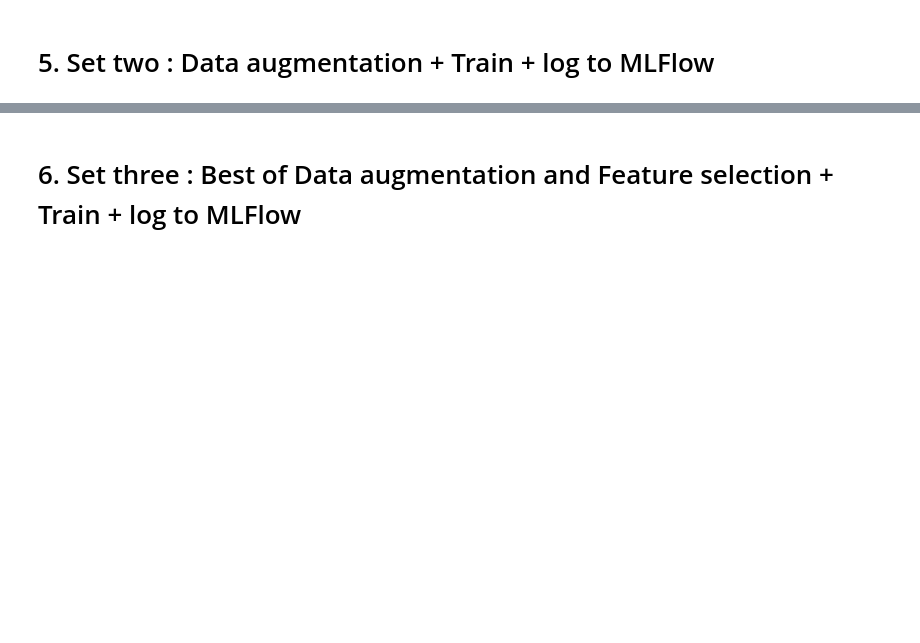
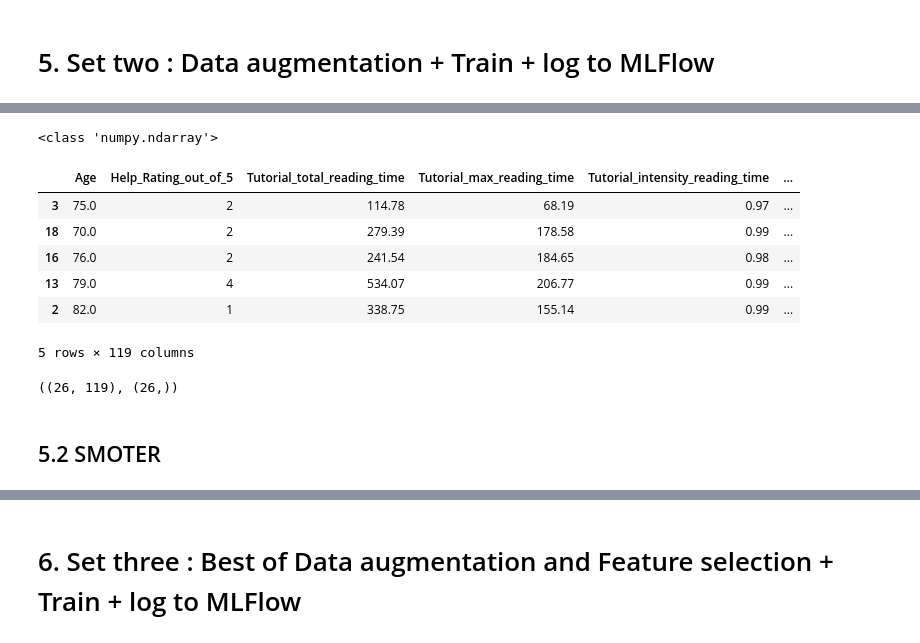
Before and after one commit to sana-mirahsani/detection_AD_with_VR_data, a Jupyter notebook: src/notebooks/3.Model_designing.ipynb, the cells around one changed output, grey strips where cells are left out. Cells and saved outputs as stored; diff of their text form; code cells hidden in the pictures; blank space fills up the shorter version.

```diff
--- a/src/notebooks/3.Model_designing.ipynb
+++ b/src/notebooks/3.Model_designing.ipynb
@@ -281,0 +295,22 @@ print(augmented_data)
+# %%
+print(type(augmented_X_train))
+# %% [output]
+<class 'numpy.ndarray'>
+# %%
+X_train.head()
+# %% [output]
+|  | Age | Help_Rating_out_of_5 | Tutorial_total_reading_time | Tutorial_max_reading_time | Tutorial_intensity_reading_time | ... |
+| 3 | 75.0 | 2 | 114.78 | 68.19 | 0.97 | ... |
+| 18 | 70.0 | 2 | 279.39 | 178.58 | 0.99 | ... |
+| 16 | 76.0 | 2 | 241.54 | 184.65 | 0.98 | ... |
+| 13 | 79.0 | 4 | 534.07 | 206.77 | 0.99 | ... |
+| 2 | 82.0 | 1 | 338.75 | 155.14 | 0.99 | ... |
+5 rows × 119 columns
+# %%
+X_train_aug = pd.concat([pd.DataFrame(X_train_scaled,columns=X_train.columns), pd.DataFrame(augmented_X_train, columns=X_train.columns)], axis=0)
+y_train_aug = pd.concat([y_train, y_train], axis=0)
+X_train_aug.shape, y_train_aug.shape
+# %% [output]
+((26, 119), (26,))
+# %% [markdown]
+## 5.2 SMOTER
```
Also changed, not shown: parts of 14 cells of this notebook.
